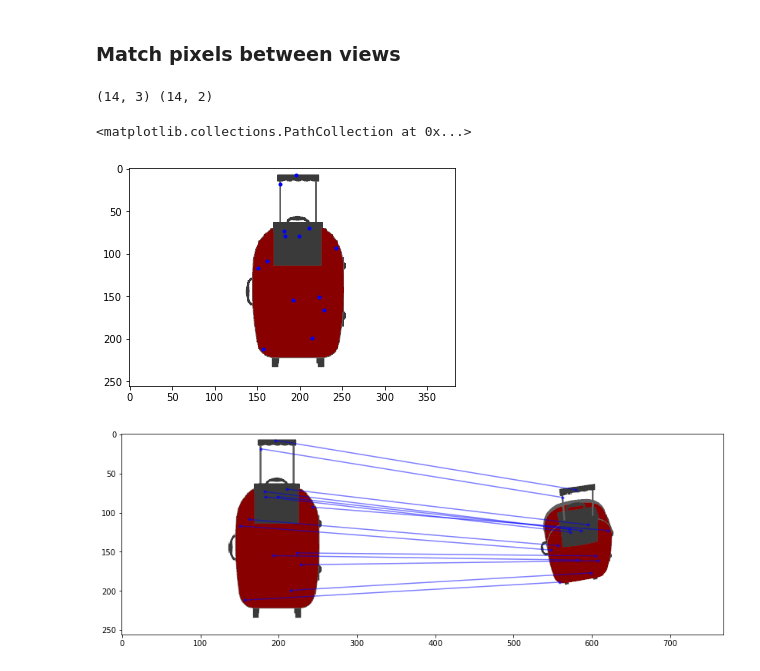
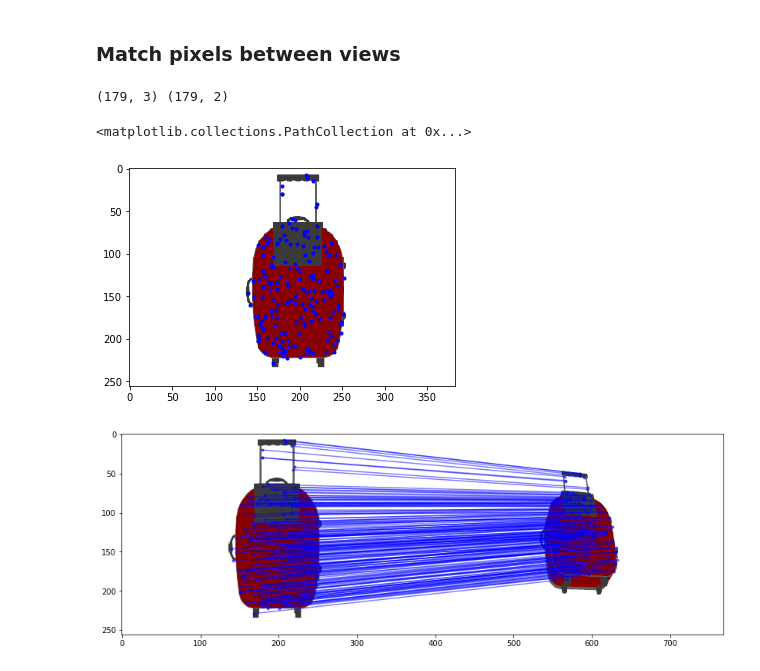
Before and after one commit to stefanradev93/oxels, a Jupyter notebook: notebooks/3d_tutorial.ipynb, the cells around one changed output. Drawn from its saved outputs; the diff is of its cells as text; code cells hidden in the pictures.

```diff
--- a/notebooks/3d_tutorial.ipynb
+++ b/notebooks/3d_tutorial.ipynb
@@ -63,14 +63,14 @@ mesh = trimesh.util.concatenate(scene.dump())
 # %%
 ### sample random points on the mesh that are visibile in the first view
 
-xyz, uv1 = sample_random_on_mesh(mesh, 100, pose1, f1, resolution)
+xyz, uv1 = sample_random_on_mesh(mesh, 2**10, pose1, f1, resolution)
 print(xyz.shape, uv1.shape)
 plt.imshow(I1)
 plt.scatter(uv1[:,0], H-uv1[:,1], marker=".", color="b")
 # %% [output]
-(14, 3) (14, 2)
+(179, 3) (179, 2)
 <matplotlib.collections.PathCollection at 0x...>
-[figure, old version]
+[figure, new version]
 # %%
 ### filter points that are slao visible in the second view
 
@@ -84,4 +84,4 @@ plt.imshow(np.concatenate([I1, I2], axis=1))
 for i in range(len(uv1)):
     plt.plot([uv1[i,0], W+uv2[i,0]], [H-uv1[i,1], H-uv2[i,1]], marker=".", color="b", alpha=0.5)
 # %% [output]
-[figure, old version]
+[figure, new version]
```
Also changed, not shown: parts of 1 cell of this notebook, 1 other file.
